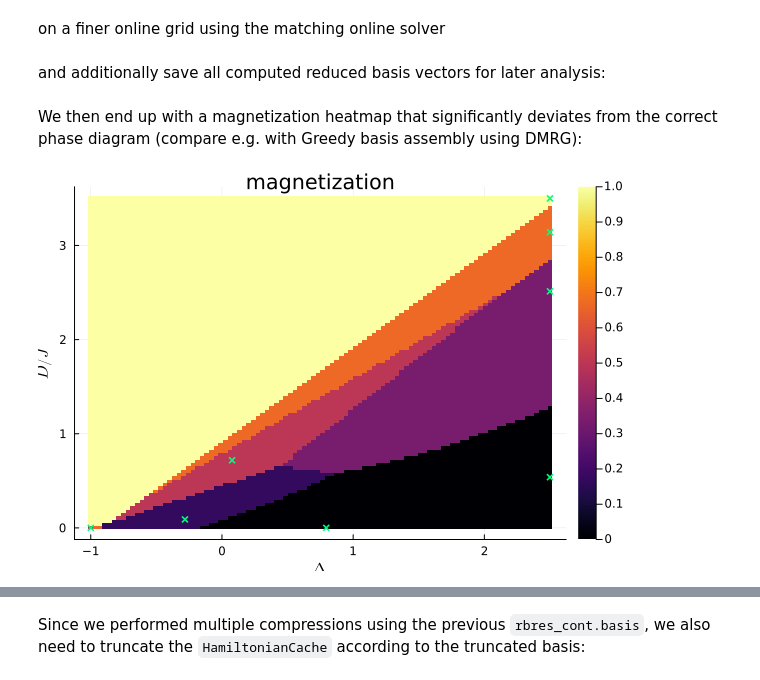
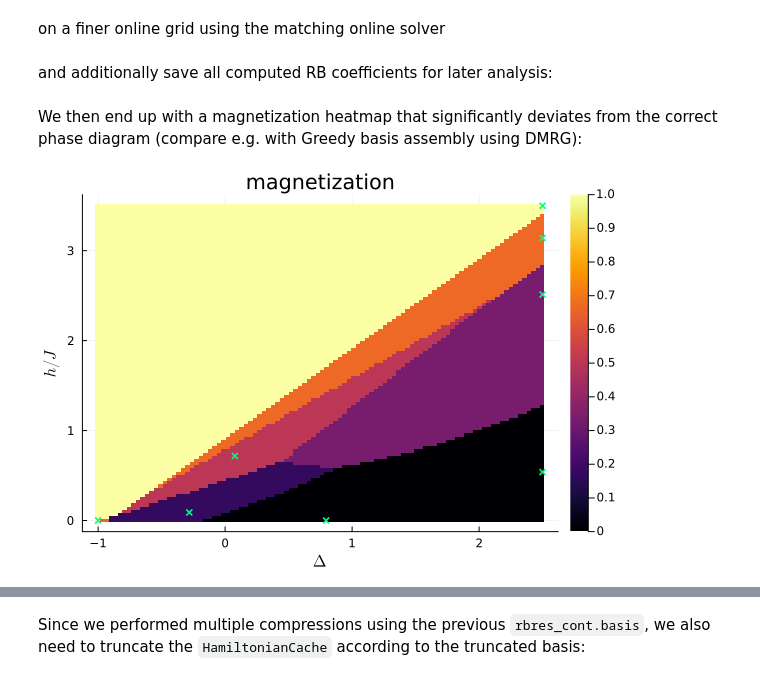
Before and after one commit to mfherbst/ReducedBasis.jl, a Jupyter notebook: dev/examples/basis_analysis.ipynb, the cells around one changed output, grey strips where cells are left out. Drawn from its saved outputs; the diff is of its cells as text; code cells hidden in the pictures.

```diff
--- a/dev/examples/basis_analysis.ipynb
+++ b/dev/examples/basis_analysis.ipynb
@@ -96,14 +96,14 @@ hJ_online   = range(first(hJ), last(hJ); length=100)
 grid_online = RegularGrid(Δ_online, hJ_online)
 fulldiag    = FullDiagonalization(dm);
 # %% [markdown]
-and additionally save all computed reduced basis vectors for later analysis:
+and additionally save all computed RB coefficients for later analysis:
 # %%
 using Statistics
-rbvecs = similar(grid_online, Matrix{ComplexF64})
+rbcoeff = similar(grid_online, Matrix{ComplexF64})
 magnetization = similar(grid_online, Float64)
 for (idx, μ) in pairs(grid_online)
     _, φ_rb = solve(rbres.h, rbres.basis.metric, μ, fulldiag)
-    rbvecs[idx] = φ_rb
+    rbcoeff[idx] = φ_rb
     magnetization[idx] = mean(u -> abs(dot(u, m_reduced, u)), eachcol(φ_rb))
 end
 # %% [markdown]
@@ -112,14 +112,14 @@ phase diagram (compare e.g. with Greedy basis assembly using DMRG):
 # %%
 using Plots
 xrange, yrange = grid_online.ranges[1], grid_online.ranges[2]
 params = unique(rbres.basis.parameters)
 xpoints, ypoints = [μ[1] for μ in params], [μ[2] for μ in params]
-hm_kwargs = (; xlabel=raw"$\Delta$", ylabel=raw"$D/J$", colorbar=true, leg=false)
+hm_kwargs = (; xlabel=raw"$\Delta$", ylabel=raw"$h/J$", colorbar=true, leg=false)
 marker_kwargs = (; markershape=:xcross, mcolor=:springgreen, ms=3.0, msw=2.0);
 
 hm = heatmap(xrange, yrange, magnetization';
              clims=(0.0, 1.0), title="magnetization", hm_kwargs...)
 scatter!(hm, xpoints, ypoints; marker_kwargs...)
 # %% [output]
-[figure, old version]
+[figure, new version]
 # %% [markdown]
```
Also changed, not shown: parts of 16 cells of this notebook, 12 other files.
